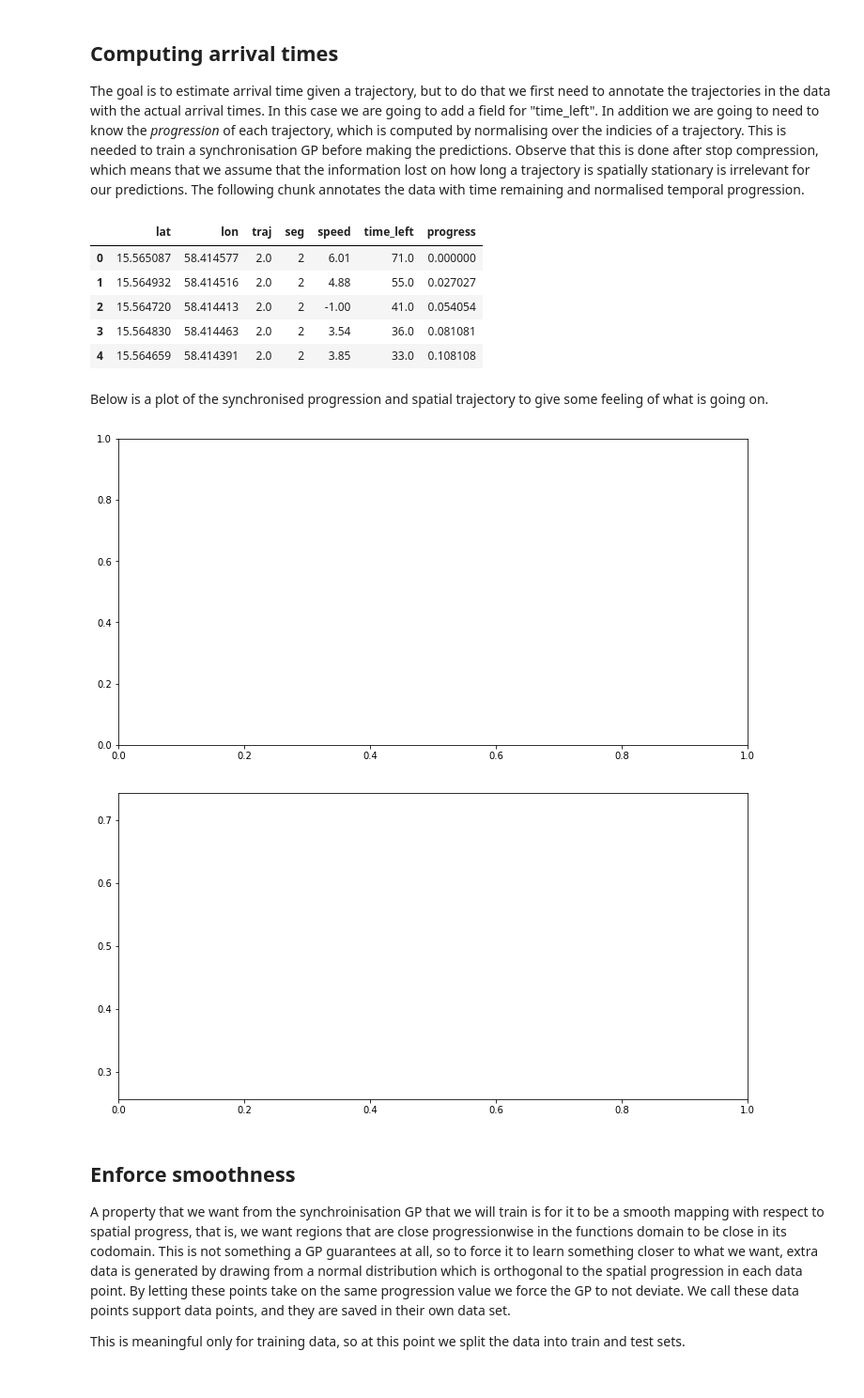
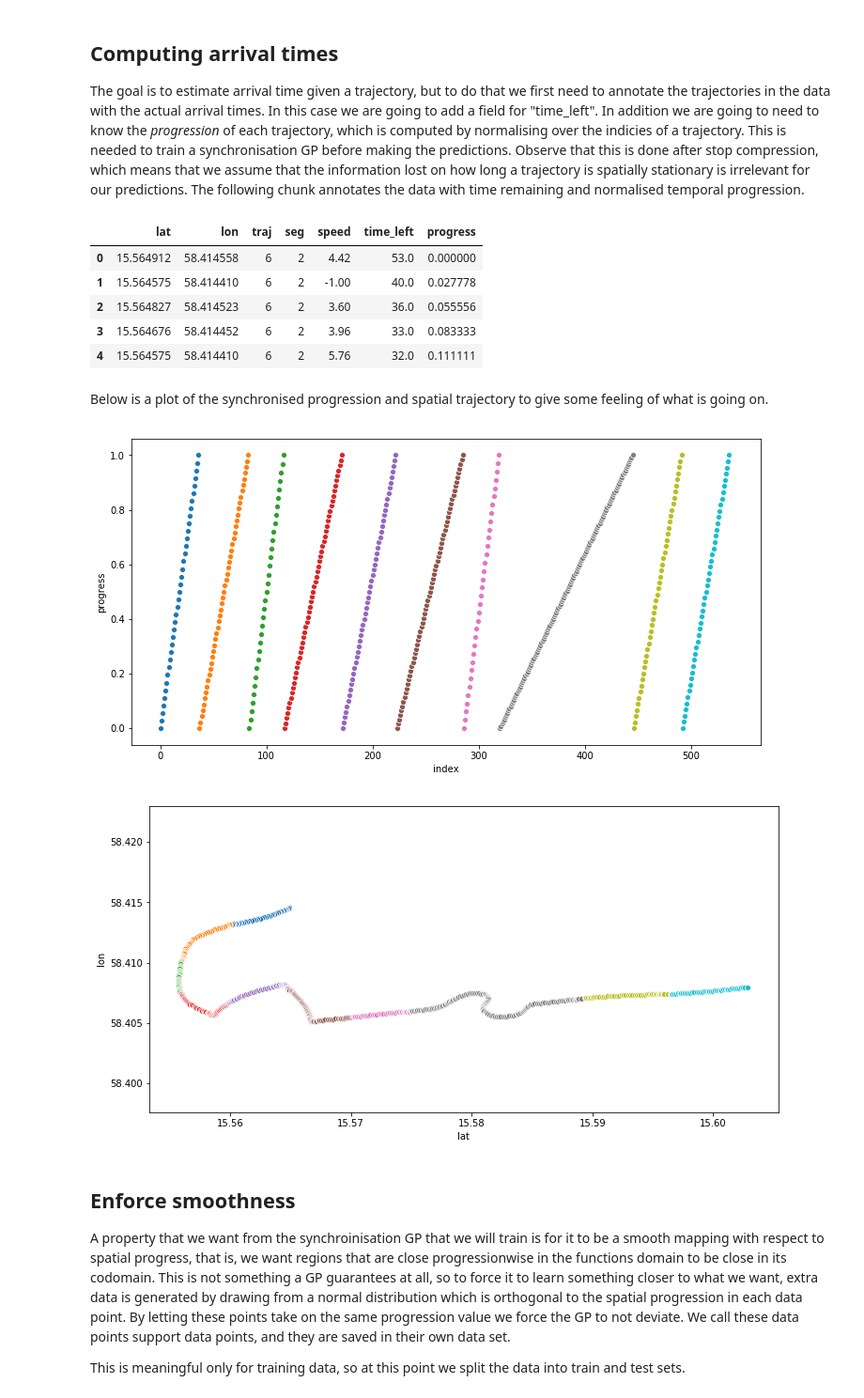
Before and after one commit to M20190649/TDDE19-bus-arrival-time, a Jupyter notebook: GP/Arrival Time Prediction 1 - Pre Processing.ipynb, the cells around one changed output. Shown at 94% size. Saved outputs shown, nothing was run; the diff lists cells and outputs as text; code cells hidden in the pictures.

```diff
--- a/GP/Arrival Time Prediction 1 - Pre Processing.ipynb
+++ b/GP/Arrival Time Prediction 1 - Pre Processing.ipynb
@@ -11,11 +11,10 @@ import pickle
 from datetime import datetime
 from functools import reduce
 import plot
-from log import log_progress
 
-data = pd.read_csv('../../bus203_all.csv')
+data = pd.read_csv('./bus203_all.csv')
 n_journeys = list(data.journey_number.unique())
-n_journeys_to_use = 2000
+n_journeys_to_use = 200
 journeys_to_use = frozenset(np.random.choice(n_journeys, size=n_journeys_to_use))
 data = data[data.journey_number.transform(lambda j: j in journeys_to_use)]
 data = data[data.segment_number > 1]
@@ -75,7 +74,7 @@ def as_dict(d):
         'lon': d.lon,
         'seg': d.seg,
         'speed': d.speed,
-        'traj': d.traj,
+        'traj': int(d.traj),
         'timestamp': d.timestamp,
         'event': d.event
     }
@@ -112,7 +111,7 @@ t0 = time.time()
 delta = 4e-3 # approx. 4 metres
 output = []
 buffer = [ data.iloc[0] ]
-for current in log_progress(data.itertuples()):
+for current in data.itertuples():
     if current.Index == 0: continue
 
     distance = haversine(current.lat, current.lon, buffer[-1].lat, buffer[-1].lon)
@@ -158,7 +157,7 @@ tn = 0
 seg0 = 0
 segn = 0
 traj = sdata
-for i, d in log_progress(sdata.iterrows()):
+for i, d in sdata.iterrows():
     if d.traj > cur_traj:
         cur_seg = 0
         cur_traj = d.traj
@@ -182,22 +181,22 @@ progress_data = pd.concat([
 progress_data.head()
 # %% [output]
 |  | lat | lon | traj | seg | speed | time_left | progress |
-| 0 | 15.565087 | 58.414577 | 2.0 | 2 | 6.01 | 71.0 | 0.000000 |
-| 1 | 15.564932 | 58.414516 | 2.0 | 2 | 4.88 | 55.0 | 0.027027 |
-| 2 | 15.564720 | 58.414413 | 2.0 | 2 | -1.00 | 41.0 | 0.054054 |
-| 3 | 15.564830 | 58.414463 | 2.0 | 2 | 3.54 | 36.0 | 0.081081 |
-| 4 | 15.564659 | 58.414391 | 2.0 | 2 | 3.85 | 33.0 | 0.108108 |
+| 0 | 15.564912 | 58.414558 | 6 | 2 | 4.42 | 53.0 | 0.000000 |
+| 1 | 15.564575 | 58.414410 | 6 | 2 | -1.00 | 40.0 | 0.027778 |
+| 2 | 15.564827 | 58.414523 | 6 | 2 | 3.60 | 36.0 | 0.055556 |
+| 3 | 15.564676 | 58.414452 | 6 | 2 | 3.96 | 33.0 | 0.083333 |
+| 4 | 15.564575 | 58.414410 | 6 | 2 | 5.76 | 32.0 | 0.111111 |
 # %% [markdown]
 Below is a plot of the synchronised progression and spatial trajectory to give some feeling of what is going on.
 # %%
-traj_to_plot = progress_data[progress_data.traj == 5]
+traj_to_plot = progress_data[progress_data.traj == 6]
 plot.traj_progress(traj_to_plot)
 # %% [output]
-[figure, old version]
+[figure, new version]
 # %%
 plot.traj_segments(traj_to_plot)
 # %% [output]
-[figure, old version]
+[figure, new version]
 # %% [markdown]
 ## Enforce smoothness
 A property that we want from the synchroinisation GP that we will train is for it to be a smooth mapping with respect to spatial progress, that is, we want regions that are close progressionwise in the functions domain to be close in its codomain. This is not something a GP guarantees at all, so to force it to learn something closer to what we want, extra data is generated by drawing from a normal distribution which is orthogonal to the spatial progression in each data point. By letting these points take on the same progression value we force the GP to not deviate. We call these data points support data points, and they are saved in their own data set.
```
Also changed, not shown: parts of 4 cells of this notebook.
